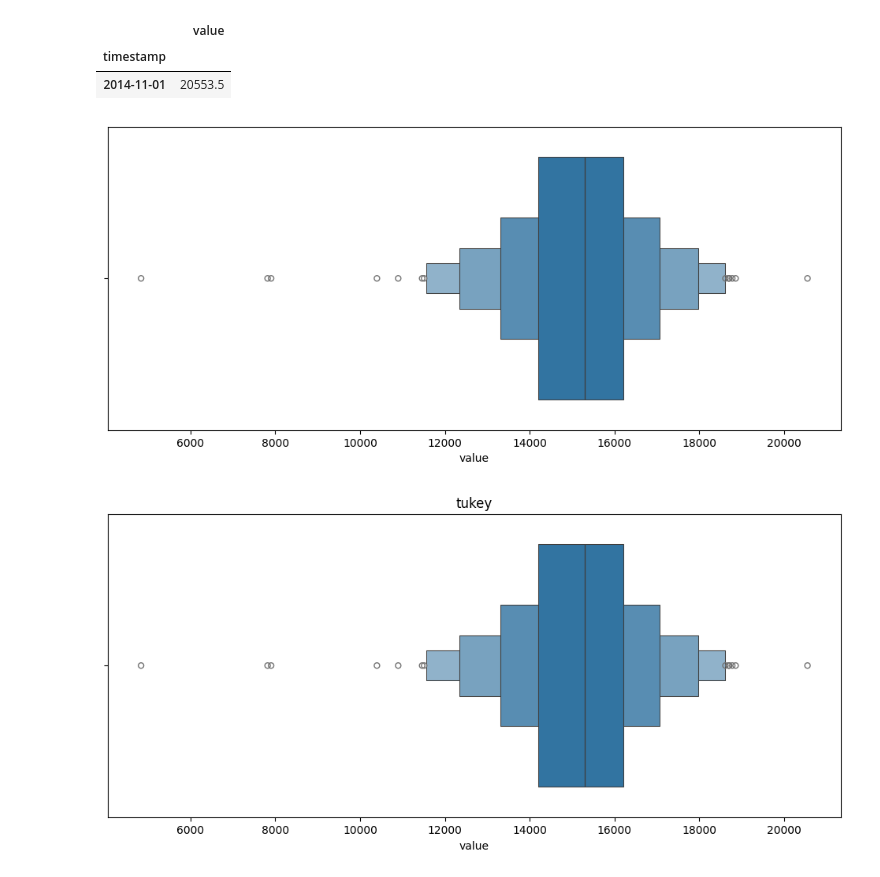
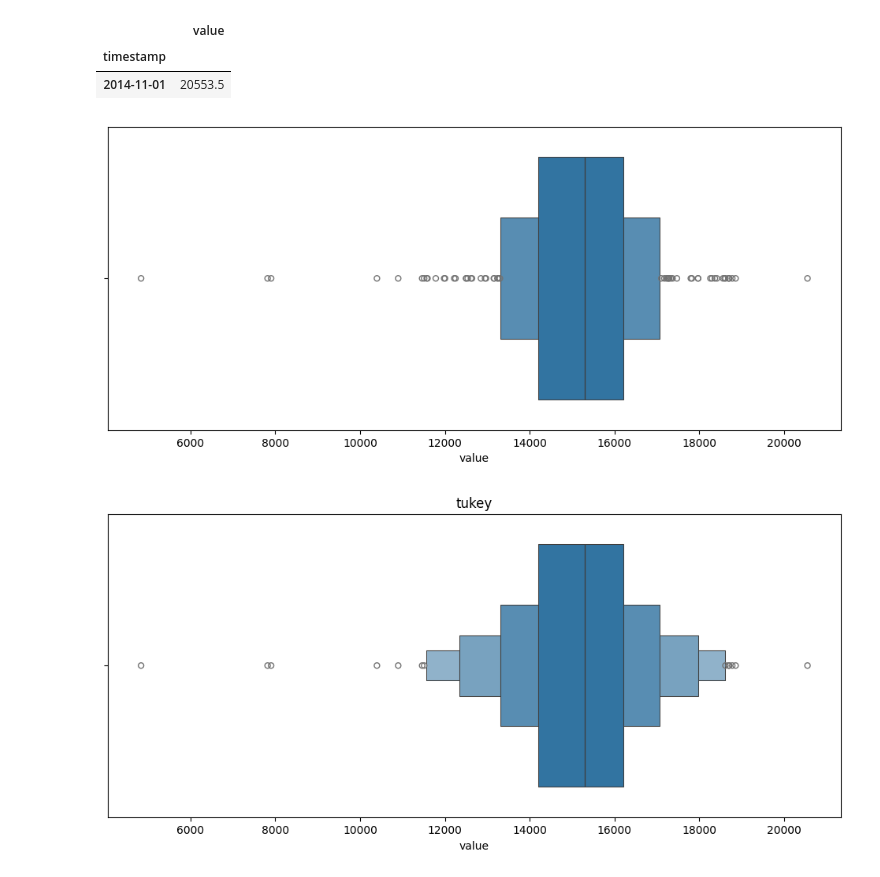
Before and after one commit to danielrferreira/classes, a Jupyter notebook: ASN/Séries Temporais/notebooks/Python/09 - Tópicos Especiais.ipynb, the cells around one changed output. Cells and saved outputs as stored; diff of their text form; code cells hidden in the pictures.

```diff
--- a/ASN/Séries Temporais/notebooks/Python/09 - Tópicos Especiais.ipynb
+++ b/ASN/Séries Temporais/notebooks/Python/09 - Tópicos Especiais.ipynb
@@ -561,7 +618,7 @@ plt.show()
 # %% [markdown]
 ## Outliers
 # %%
-file = Path("../dados/nyc_taxi.csv")
+file = Path('/Users/danielferreira/Documents/git/classes/ASN/Séries Temporais/dados/nyc_taxi.csv')
 nyc_taxi = pd.read_csv(file,
                     index_col='timestamp',
                     parse_dates=True)
@@ -686,10 +740,10 @@ tx[tx['value']>limite_superior]
 | timestamp |  |
 | 2014-11-01 | 20553.5 |
 # %%
-sns.boxenplot(tx['value'], orient='h')
+sns.boxenplot(tx['value'], k_depth=2, orient='h')
 plt.show()
 # %% [output]
-[figure, old version]
+[figure, new version]
 # %%
 for k in ["tukey", "proportion", "trustworthy", "full"]:
     sns.boxenplot(tx['value'], k_depth=k, orient='h')
```
Also changed, not shown: parts of 27 cells of this notebook.
